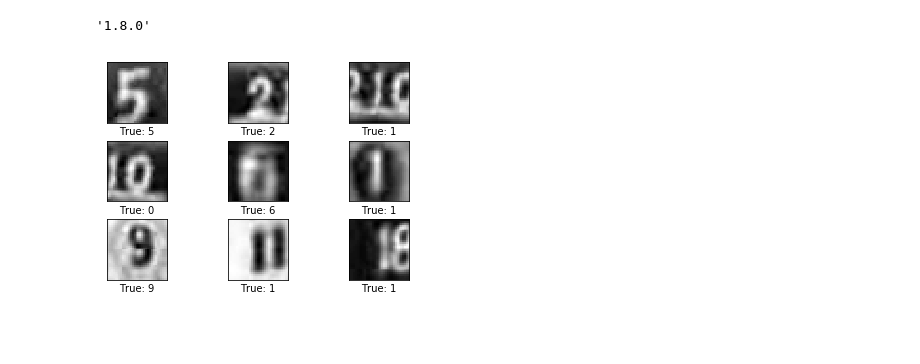
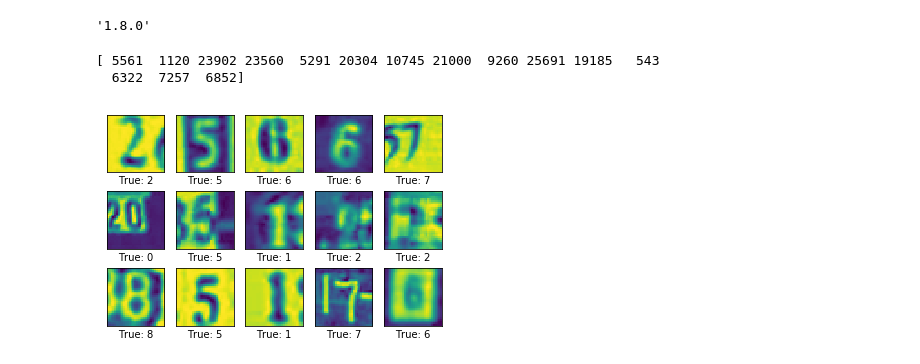
Before and after one commit to elsqueegie/18s15318A2, a Jupyter notebook: svhn/code/CNN_SVHN.ipynb, the cells around one changed output. Cells and saved outputs as stored; diff of their text form; code cells hidden in the pictures; blank space fills up the shorter version.

```diff
--- a/svhn/code/CNN_SVHN.ipynb
+++ b/svhn/code/CNN_SVHN.ipynb
@@ -29,16 +29,6 @@ train = download_dataset('http://ufldl.stanford.edu/housenumbers/train_32x32.mat
 test = download_dataset('http://ufldl.stanford.edu/housenumbers/test_32x32.mat')
 extra = download_dataset('http://ufldl.stanford.edu/housenumbers/extra_32x32.mat')
 
-train = 'train_32x32.mat'
-test = 'test_32x32.mat'
-extra = 'extra_32x32.mat'
-
-#data_dic = {i:loadmat(i) for i in [train,test]} # include extra in list for extra
-
-#X = np.array([data_dic['train_32x32.mat']['X'][:,:,:,i] for i in range(data_dic['train_32x32.mat']['X'].shape[3])])
-#y = np.array(data_dic['train_32x32.mat']['y'])
-#y[y==10] = 0
-
 def to_greyscale(data):
     return np.dot(data, np.array([0.299, 0.587, 0.114]))
 # %%
@@ -110,20 +97,12 @@ def read_train_sets():
 
 data = read_train_sets()
 # %%
-def plot_images(images, cls_true, img_shape=None, cls_pred=None):
-    assert len(images) == len(cls_true) == 9
-    fig, axes = plt.subplots(3, 3)
-    fig.subplots_adjust(hspace=0.3, wspace=0.3)
+def plot_images(images, labels, img_shape=None, cls_pred=None):
+    fig, axes = plt.subplots(3, 5)
 
-    for i, ax in enumerate(axes.flat):
-        ax.imshow(images[i].reshape((img_size,img_size)), cmap='binary')
-
-        if cls_pred is None:
-            xlabel = "True: {0}".format(cls_true[i])
-        else:
-            xlabel = "True: {0}, Pred: {1}".format(cls_true[i], cls_pred[i])
-
-        # Show the classes as the label on the x-axis.
+    for ix, ax in enumerate(axes.flat):
+        ax.imshow(images[ix])
+        xlabel = "True: {0}".format(labels[ix])
         ax.set_xlabel(xlabel)
         ax.set_xticks([])
         ax.set_yticks([])
@@ -131,18 +110,23 @@ def plot_images(images, cls_true, img_shape=None, cls_pred=None):
     plt.show()
 # %%
 validation_size = 0.2
-img_size = 32
-num_channels = 1
+img_dims = 32
+#num_channels = 1
 num_classes = 10
 batch_size = 132
 train_batch_size = batch_size
 
-img_size_flat = img_size * img_size * num_channels
-img_shape = (img_size, img_size, num_channels)
+img_shape = (img_dims, img_dims)
+img_dims_flat = img_shape[0] * img_shape[1] #* img_shape[2]
 
-images = data.validation.images[0:9]
-cls_true = data.validation.cls[0:9]
+np.random.seed(4)
+ix = np.random.choice(range(len(data.validation.images)), replace=False, size=15)
+print(ix)
+images = data.validation.images[ix]
+labels = data.validation.cls[ix]
 
-plot_images(images=images, cls_true=cls_true)
+plot_images(images=images, labels=labels)
 # %% [output]
+[ 5561  1120 23902 23560  5291 20304 10745 21000  9260 25691 19185   543
+  6322  7257  6852]
-[figure, old version]
+[figure, new version]
```
Also changed, not shown: parts of 15 cells of this notebook.
